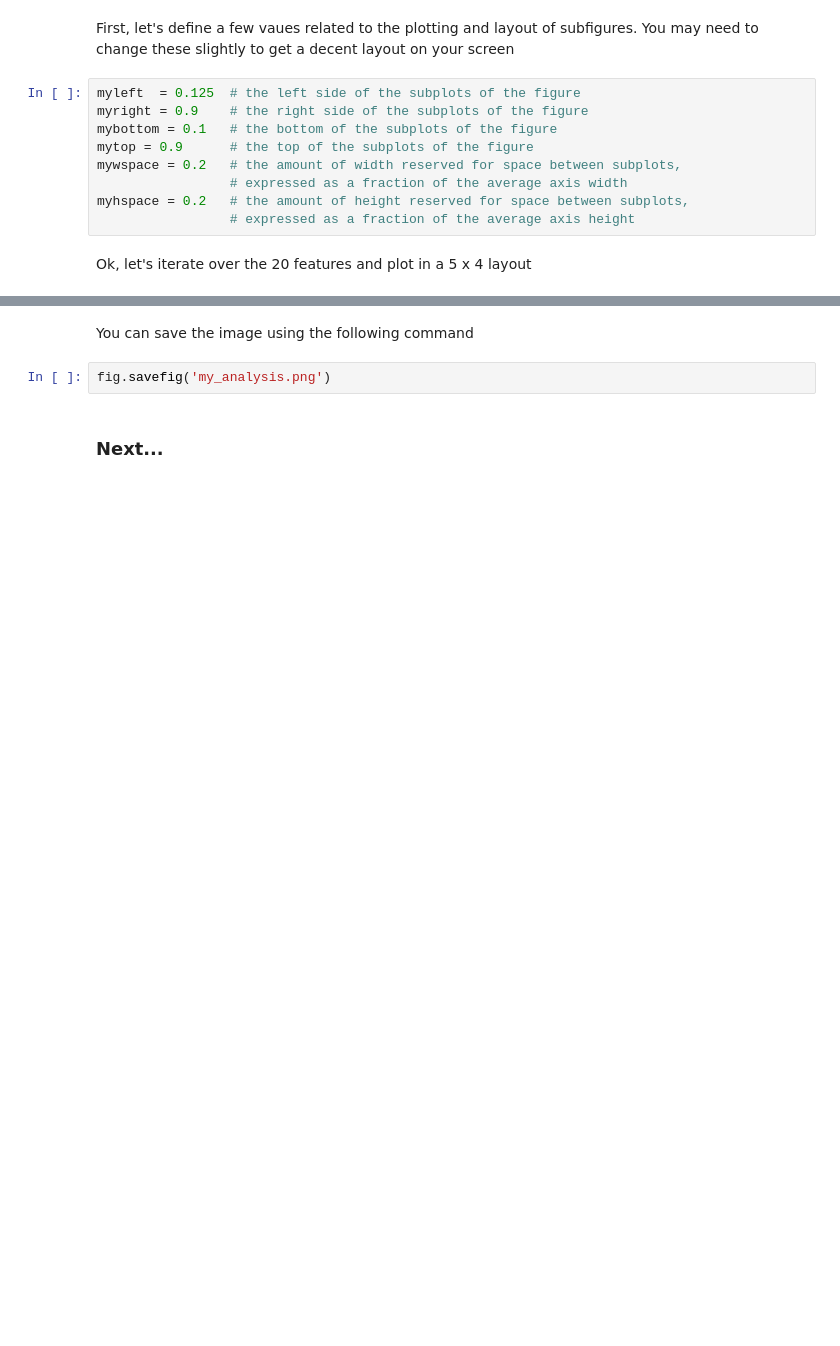
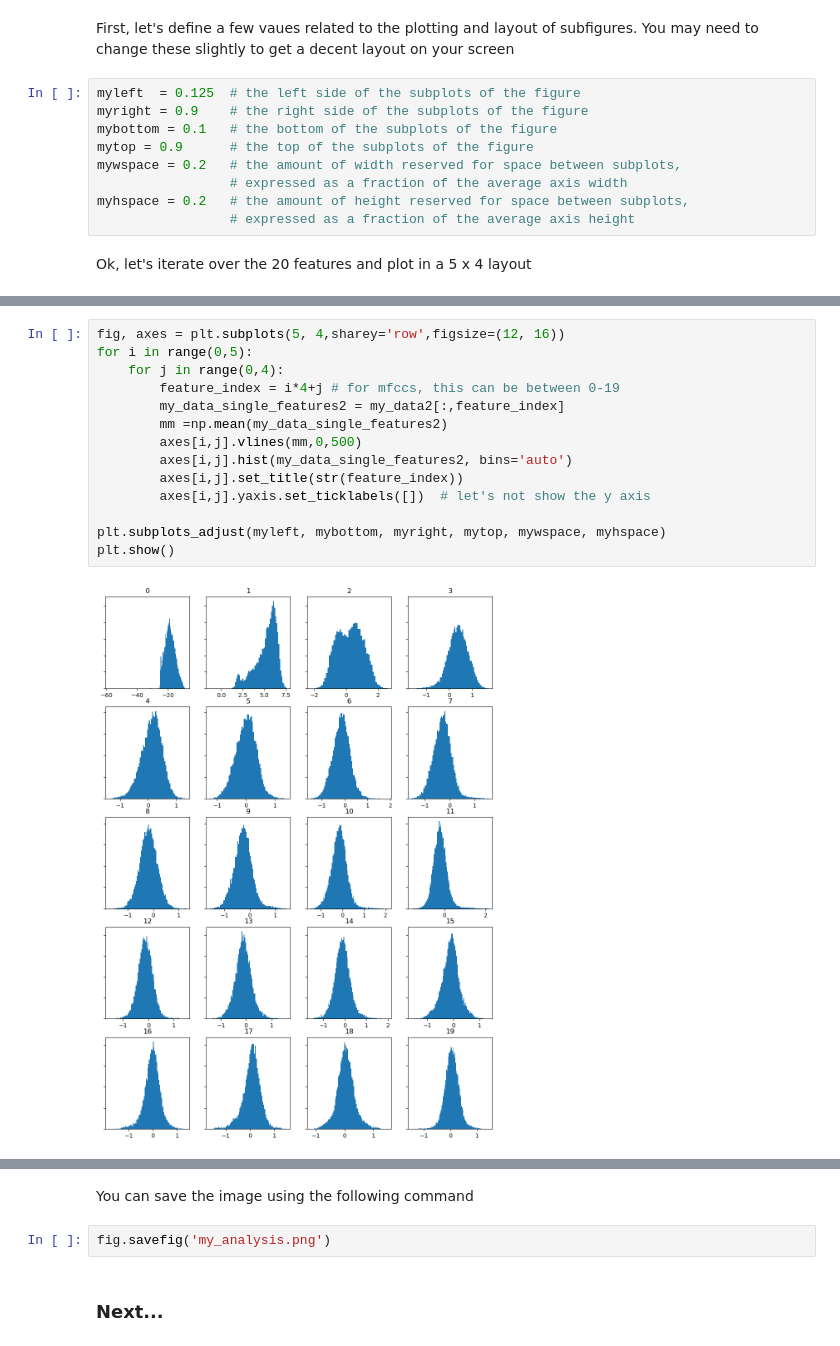
Before and after one commit to LegoUnicorn/MCA-2023-fork, a Jupyter notebook: week9_histograms_20181109b.ipynb, the cells around one changed output, grey strips where cells are left out. Drawn from its saved outputs; the diff is of its cells as text; blank space fills up the shorter version.

```diff
--- a/week9_histograms_20181109b.ipynb
+++ b/week9_histograms_20181109b.ipynb
@@ -224,0 +229,16 @@ plt.show()
+# %%
+fig, axes = plt.subplots(5, 4,sharey='row',figsize=(12, 16))
+for i in range(0,5):
+    for j in range(0,4):
+        feature_index = i*4+j # for mfccs, this can be between 0-19
+        my_data_single_features2 = my_data2[:,feature_index]
+        mm =np.mean(my_data_single_features2)
+        axes[i,j].vlines(mm,0,500)
+        axes[i,j].hist(my_data_single_features2, bins='auto')
+        axes[i,j].set_title(str(feature_index))
+        axes[i,j].yaxis.set_ticklabels([])  # let's not show the y axis
+
+plt.subplots_adjust(myleft, mybottom, myright, mytop, mywspace, myhspace)
+plt.show()
+# %% [output]
+[figure, added]
```
Also changed, not shown: parts of 18 cells of this notebook.
